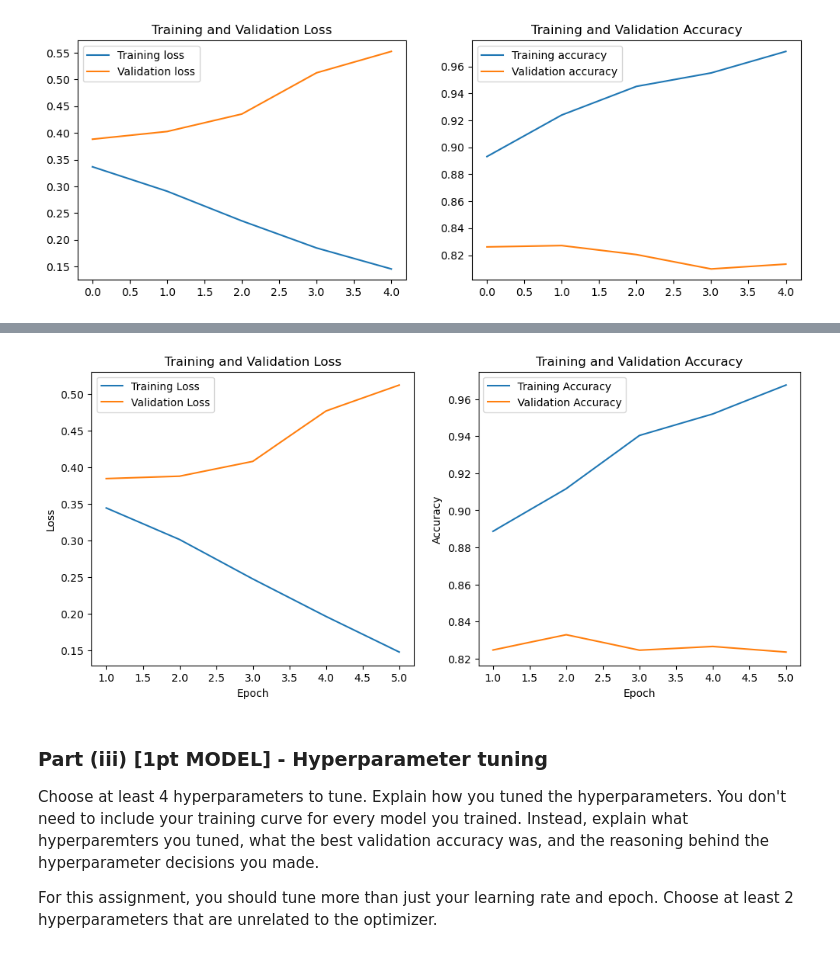
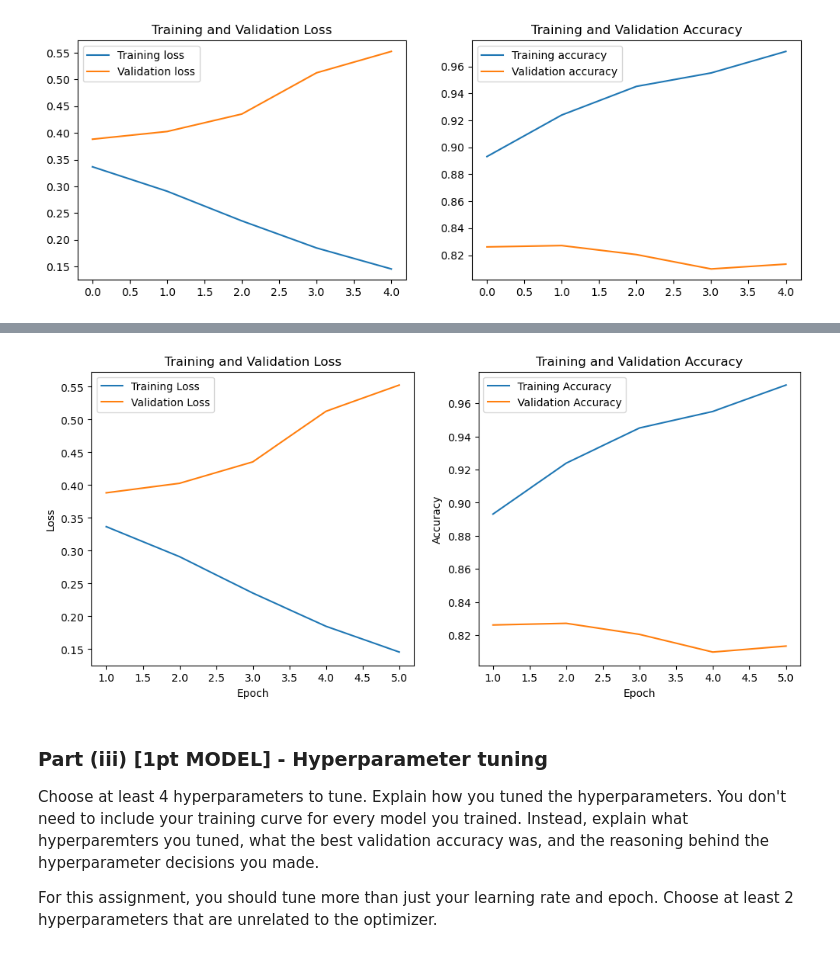
Before and after one commit to armandordorica/MIE1517_A4_RNN_Sentiment_analysis, a Jupyter notebook: A4_up_to_part_A-3-ii_20231123.ipynb, the cells around one changed output, grey strips where cells are left out. Drawn from its saved outputs; the diff is of its cells as text; code cells hidden in the pictures.

```diff
--- a/A4_up_to_part_A-3-ii_20231123.ipynb
+++ b/A4_up_to_part_A-3-ii_20231123.ipynb
@@ -1254,32 +1244,32 @@ def plot_training_curves(log_file, train_loss='train_loss', val_loss='validation
     data[val_loss] = data[val_loss].apply(lambda x: ast.literal_eval(x) if isinstance(x, str) else x)
     data[train_accuracy] = data[train_accuracy].apply(lambda x: ast.literal_eval(x) if isinstance(x, str) else x)
     data[val_accuracy] = data[val_accuracy].apply(lambda x: ast.literal_eval(x) if isinstance(x, str) else x)
 
     # Assuming the lists for each metric contain one value per epoch
     epochs = range(1, len(data['train_loss'].iloc[0]) + 1)
 
     plt.figure(figsize=(12, 5))
 
     # Plot training and validation loss
     plt.subplot(1, 2, 1)
     plt.plot(epochs, data[train_loss].iloc[0], label='Training Loss')
     plt.plot(epochs, data[val_loss].iloc[0], label='Validation Loss')
     plt.xlabel('Epoch')
     plt.ylabel('Loss')
     plt.title('Training and Validation Loss')
     plt.legend()
 
     # Plot training and validation accuracy
     plt.subplot(1, 2, 2)
     plt.plot(epochs, data[train_accuracy].iloc[0], label='Training Accuracy')
     plt.plot(epochs, data[val_accuracy].iloc[0], label='Validation Accuracy')
     plt.xlabel('Epoch')
     plt.ylabel('Accuracy')
     plt.title('Training and Validation Accuracy')
     plt.legend()
 
     plt.show()
 
-plot_training_curves('training_log.csv')
+plot_training_curves('training_log_partA_3_ii_v1.csv')
 # %% [output]
-[figure, old version]
+[figure, new version]
```
Also changed, not shown: parts of 4 cells of this notebook.
